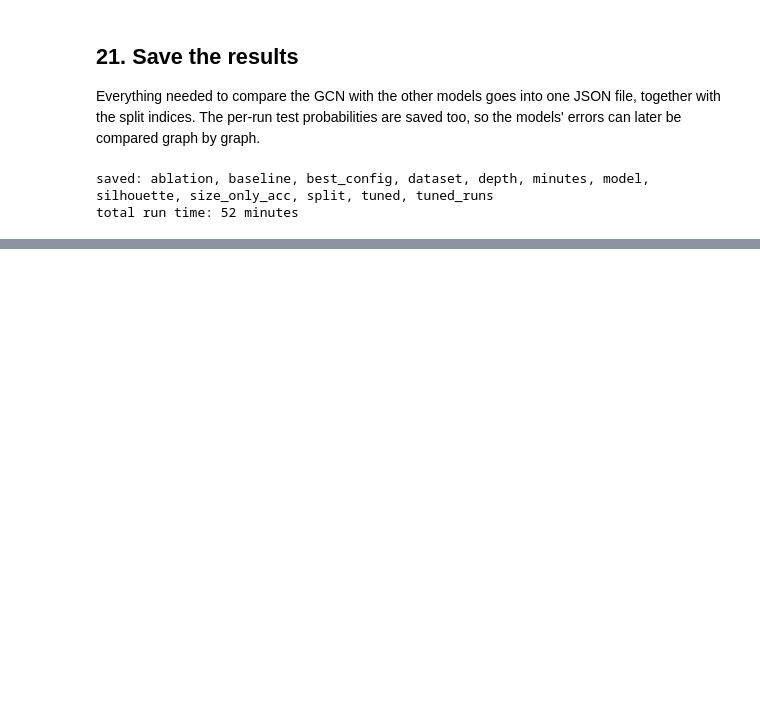
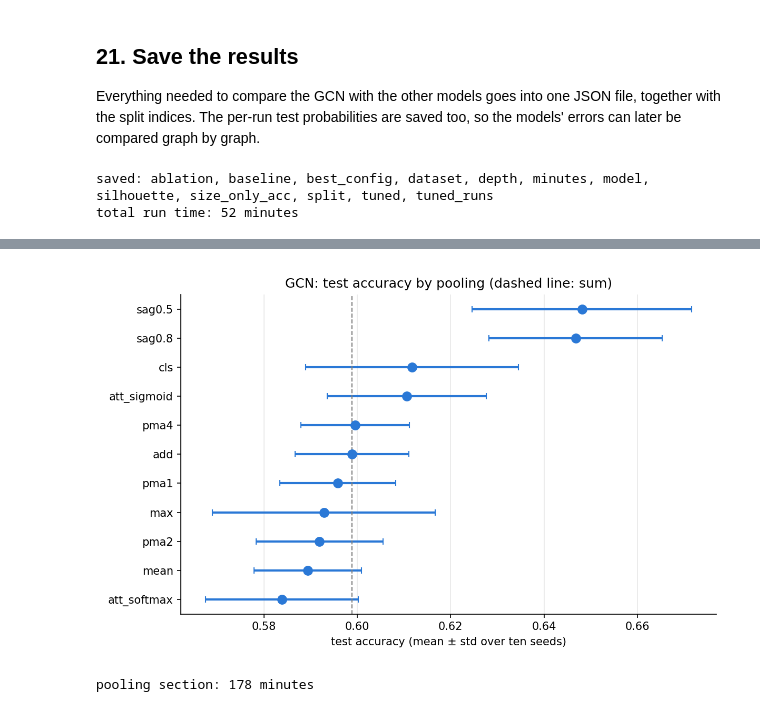
Before and after one commit to gouravanirudh05/Graph-Level-Classification-using-GNNS, a Jupyter notebook: Frankstein/GCN/gcn_frankenstein.ipynb, the cells around one changed output, grey strips where cells are left out. Drawn from its saved outputs; the diff is of its cells as text; code cells hidden in the pictures; blank space fills up the shorter version.

Commit message:
tested SAG attyention pooling and cls pooling

```diff
--- a/Frankstein/GCN/gcn_frankenstein.ipynb
+++ b/Frankstein/GCN/gcn_frankenstein.ipynb
@@ -464,0 +622,24 @@ total run time: 52 minutes
+# %%
+lrs, dropouts = [1e-3, 3e-3, 1e-2], [0.2, 0.5]     # includes the tuned lr=0.003, dropout=0.5
+pool_rows, pool_runs, t_pool = [], {}, time.time()
+
+for p in pool_names:
+    t = time.time()
+
+    # 1. choose lr and dropout on the validation set
+    top_val, top_c = -1, None
+    for lr in lrs:
+        for dropout in dropouts:
+            c = dict(best, pool=p, lr=lr, dropout=dropout)
+            val = np.mean([fit(c, s)[1] for s in search_seeds])
+            if val > top_val:
+                top_val, top_c = val, c
+
+    # 2. test the chosen configuration on the ten final seeds
+    r = pd.DataFrame([scores(y_test, predict(fit(top_c, s)[0], test_b)) for s in final_seeds])
+    pool_runs[p] = r.to_dict('list')
+    pool_rows.append(dict(pool=p, lr=top_c['lr'], dropout=top_c['dropout'], val=top_val, acc=r.acc.mean(), acc_std=r.acc.std(),
+                          f1=r.f1.mean(), auc=r.auc.mean(), minutes=(time.time() - t) / 60))
+    print(f"{p:12s} val = {top_val:.4f}   test acc = {r.acc.mean():.4f} ± {r.acc.std():.4f}   "
+          f"lr = {top_c['lr']}  dropout = {top_c['dropout']}   ({pool_rows[-1]['minutes']:.0f} min)", flush=True)
+    pd.DataFrame(pool_rows).to_csv('intermediates/gcn_pooling_results.csv', index=False)
@@ -464,0 +662,8 @@ total run time: 52 minutes
+# %%
+from scipy.stats import ttest_ind
+pt = pd.DataFrame(pool_rows)
+pt['Δ vs add'] = pt.acc - pt.acc[pt.pool == 'add'].item()
+pt['p-value'] = [ttest_ind(pool_runs[p]['acc'], pool_runs['add']['acc'], equal_var=False).pvalue for p in pt.pool]
+pt = pt.sort_values('val', ascending=False)
+print(pt.round(4).to_string(index=False))
+print("\nbest pooling by validation accuracy:", pt.pool.iloc[0])
@@ -465 +685,22 @@ total run time: 52 minutes
+# %%
+import matplotlib.pyplot as plt
+r = pt.sort_values('acc')
+fig, ax = plt.subplots(figsize=(8, 5))
+ax.errorbar(r.acc, r.pool, xerr=r.acc_std, fmt='o', color='#2a78d6', ms=8, lw=2, capsize=3)
+ax.axvline(r.acc[r.pool == 'add'].item(), color='gray', ls='--', lw=1)      # dashed line = the sum
+ax.set_xlabel("test accuracy (mean ± std over ten seeds)")
+ax.set_title("GCN: test accuracy by pooling (dashed line: sum)")
+ax.grid(axis='x', alpha=.3)
+ax.spines[['top', 'right']].set_visible(False)
+plt.tight_layout(); plt.savefig('results/gcn_pooling.png', dpi=150); plt.show()
+# %% [output]
+[figure, added]
+# %%
+import json
+minutes = (time.time() - t_pool) / 60
+json.dump(dict(model='GCN', tuned=best, results=pt.to_dict('records'), test_runs=pool_runs, minutes=minutes),
+          open('intermediates/gcn_pooling_results.json', 'w'), indent=1, default=float)
+print(f"pooling section: {minutes:.0f} minutes")
+# %% [output]
+pooling section: 178 minutes
 # %% [markdown]
```
Also changed, not shown: parts of 19 cells of this notebook, 32 other files.
